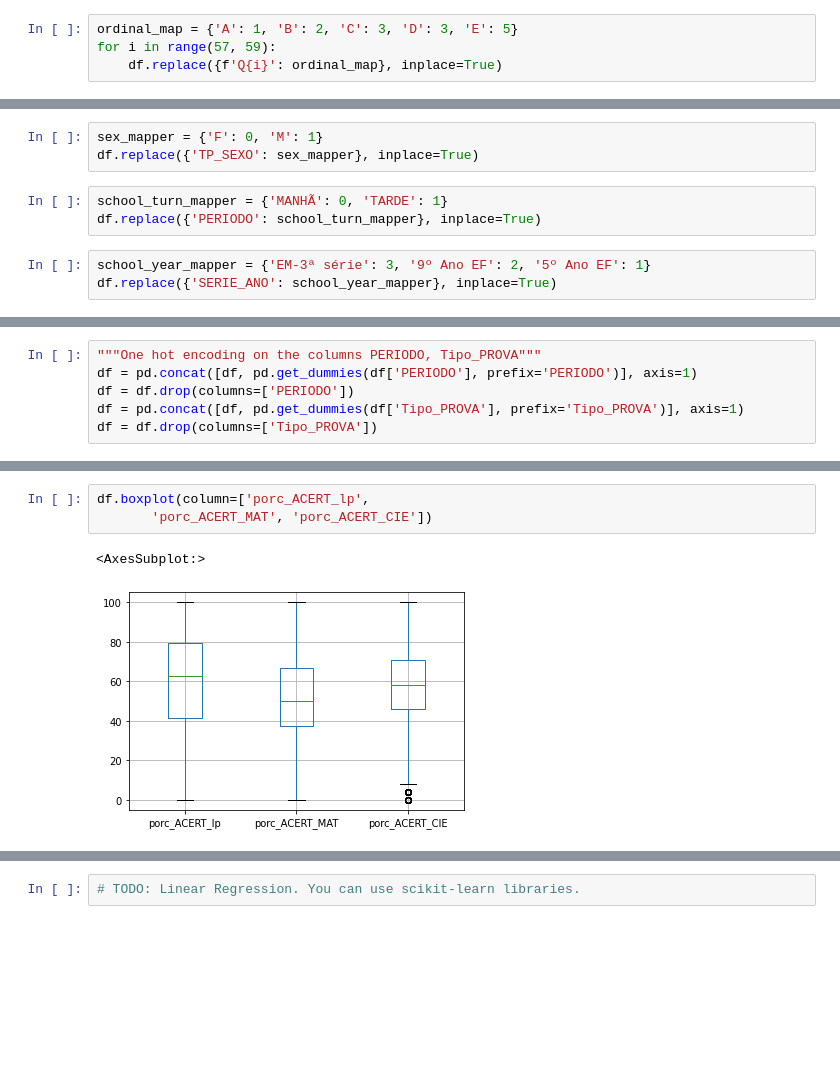
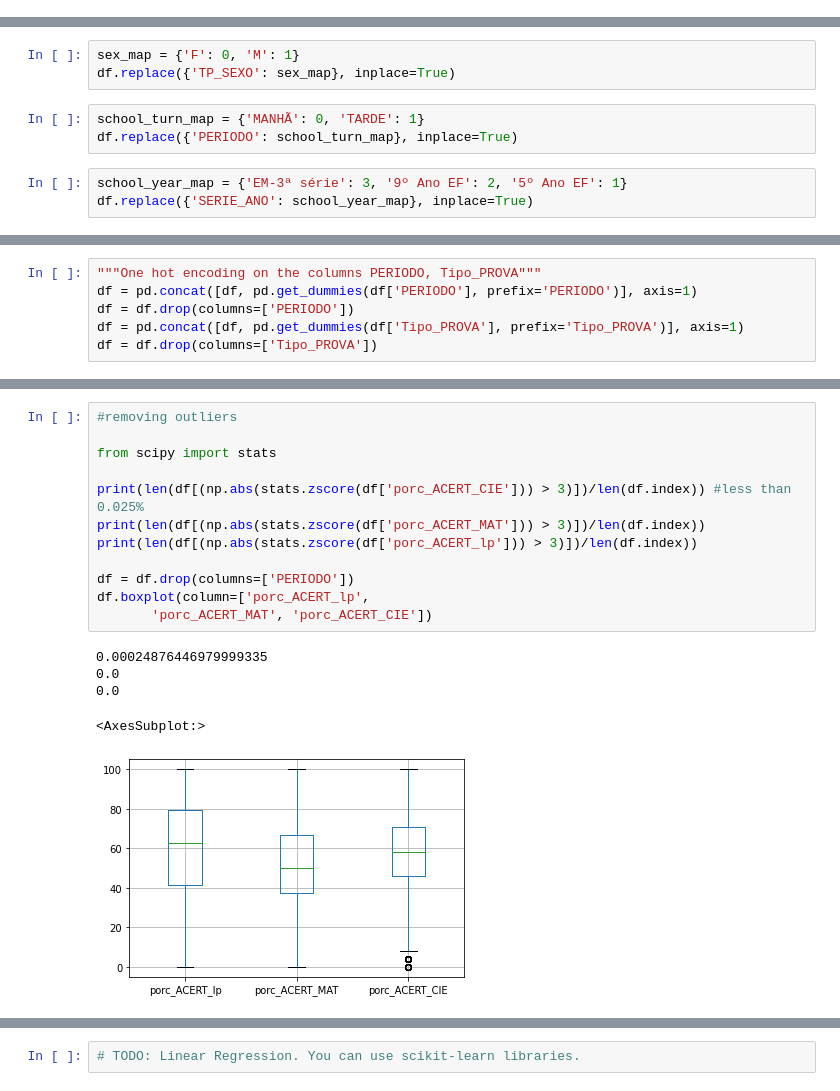
Before and after one commit to arthurcbaia/mc886, a Jupyter notebook: Copy_of_2022s2_mc886mo444_assignment_02.ipynb, the cells around one changed output, grey strips where cells are left out. Cells and saved outputs as stored; diff of their text form; blank space fills up the shorter version.

```diff
--- a/Copy_of_2022s2_mc886mo444_assignment_02.ipynb
+++ b/Copy_of_2022s2_mc886mo444_assignment_02.ipynb
@@ -216,4 +165,0 @@ for i in range(50, 57):
-# %%
-ordinal_map = {'A': 1, 'B': 2, 'C': 3, 'D': 3, 'E': 5}
-for i in range(57, 59):
-    df.replace({f'Q{i}': ordinal_map}, inplace=True)
@@ -355,14 +308,14 @@ df
 # %%
 df = df.drop(columns=['DT_NASCIMENTO'])
 # %%
-sex_mapper = {'F': 0, 'M': 1}
-df.replace({'TP_SEXO': sex_mapper}, inplace=True)
+sex_map = {'F': 0, 'M': 1}
+df.replace({'TP_SEXO': sex_map}, inplace=True)
 # %%
-school_turn_mapper = {'MANHÃ': 0, 'TARDE': 1}
-df.replace({'PERIODO': school_turn_mapper}, inplace=True)
+school_turn_map = {'MANHÃ': 0, 'TARDE': 1}
+df.replace({'PERIODO': school_turn_map}, inplace=True)
 # %%
-school_year_mapper = {'EM-3ª série': 3, '9º Ano EF': 2, '5º Ano EF': 1}
-df.replace({'SERIE_ANO': school_year_mapper}, inplace=True)
+school_year_map = {'EM-3ª série': 3, '9º Ano EF': 2, '5º Ano EF': 1}
+df.replace({'SERIE_ANO': school_year_map}, inplace=True)
 # %%
 def get_categorical_columns(df):
     cols = df.columns
@@ -412,7 +364,19 @@ Index(['CD_ALUNO', 'Q1', 'Q2', 'Q3', 'Q4', 'Q5', 'Q6', 'Q7', 'Q8', 'Q9', 'Q10',
       dtype='object')
-# %%
-df.boxplot(column=['porc_ACERT_lp',
-       'porc_ACERT_MAT', 'porc_ACERT_CIE'])
-# %% [output]
-<AxesSubplot:>
-[figure, removed]
+# %%
+#removing outliers
+
+from scipy import stats
+
+print(len(df[(np.abs(stats.zscore(df['porc_ACERT_CIE'])) > 3)])/len(df.index)) #less than 0.025%
+print(len(df[(np.abs(stats.zscore(df['porc_ACERT_MAT'])) > 3)])/len(df.index))
+print(len(df[(np.abs(stats.zscore(df['porc_ACERT_lp'])) > 3)])/len(df.index))
+
+df = df.drop(columns=['PERIODO'])
+df.boxplot(column=['porc_ACERT_lp',
+       'porc_ACERT_MAT', 'porc_ACERT_CIE'])
+# %% [output]
+0.00024876446979999335
+0.0
+0.0
+<AxesSubplot:>
+[figure, added]
```
Also changed, not shown: parts of 23 cells of this notebook.
